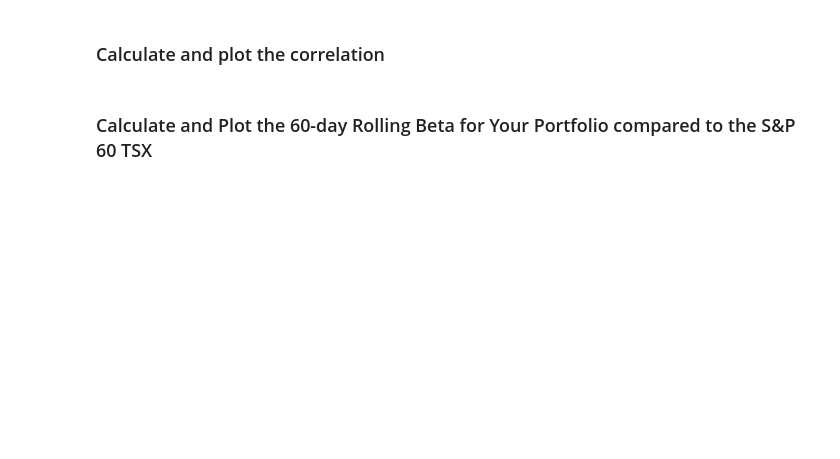
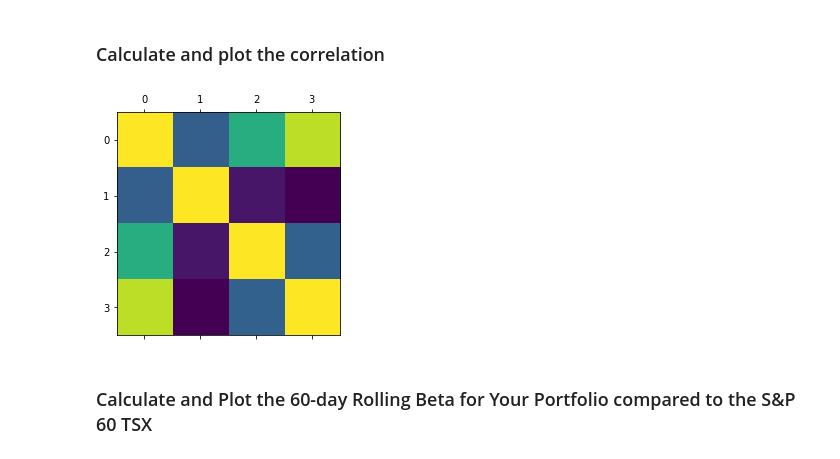
Before and after one commit to XuYanRong/Unit-4-Homework, a Jupyter notebook: whale_analysis.ipynb, the cells around one changed output. Cells and saved outputs as stored; diff of their text form; code cells hidden in the pictures; blank space fills up the shorter version.

```diff
--- a/whale_analysis.ipynb
+++ b/whale_analysis.ipynb
@@ -454,5 +590,10 @@ weights = [1/3, 1/3, 1/3]
 ### Calculate and plot the correlation
 # %%
 # Calculate and plot the correlation
+all_corr = all_portfolio.corr()
+plt.matshow(all_corr)
+plt.show()
+# %% [output]
+[figure, added]
 # %% [markdown]
 ### Calculate and Plot the 60-day Rolling Beta for Your Portfolio compared to the S&P 60 TSX
```
Also changed, not shown: parts of 20 cells of this notebook.
